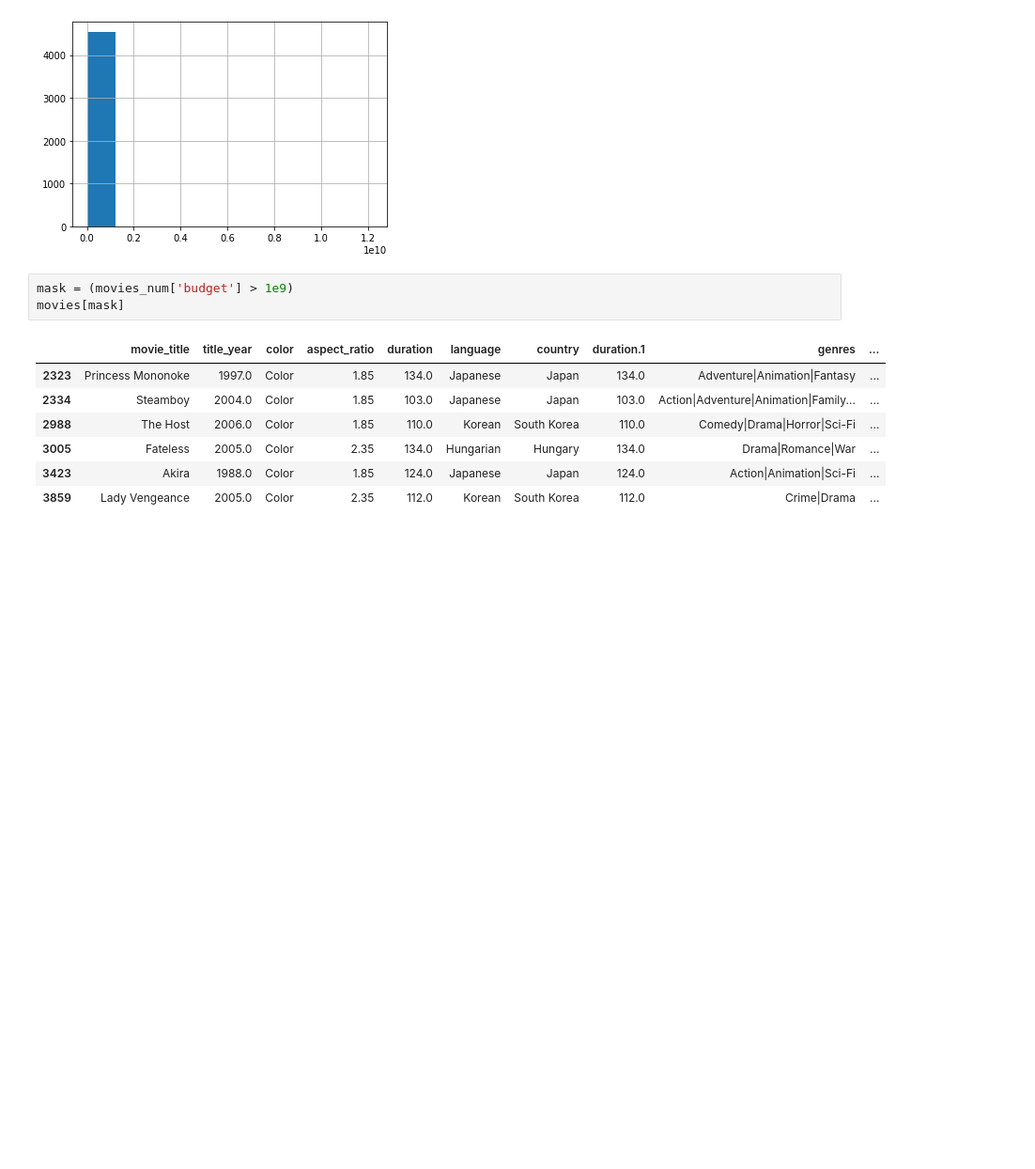
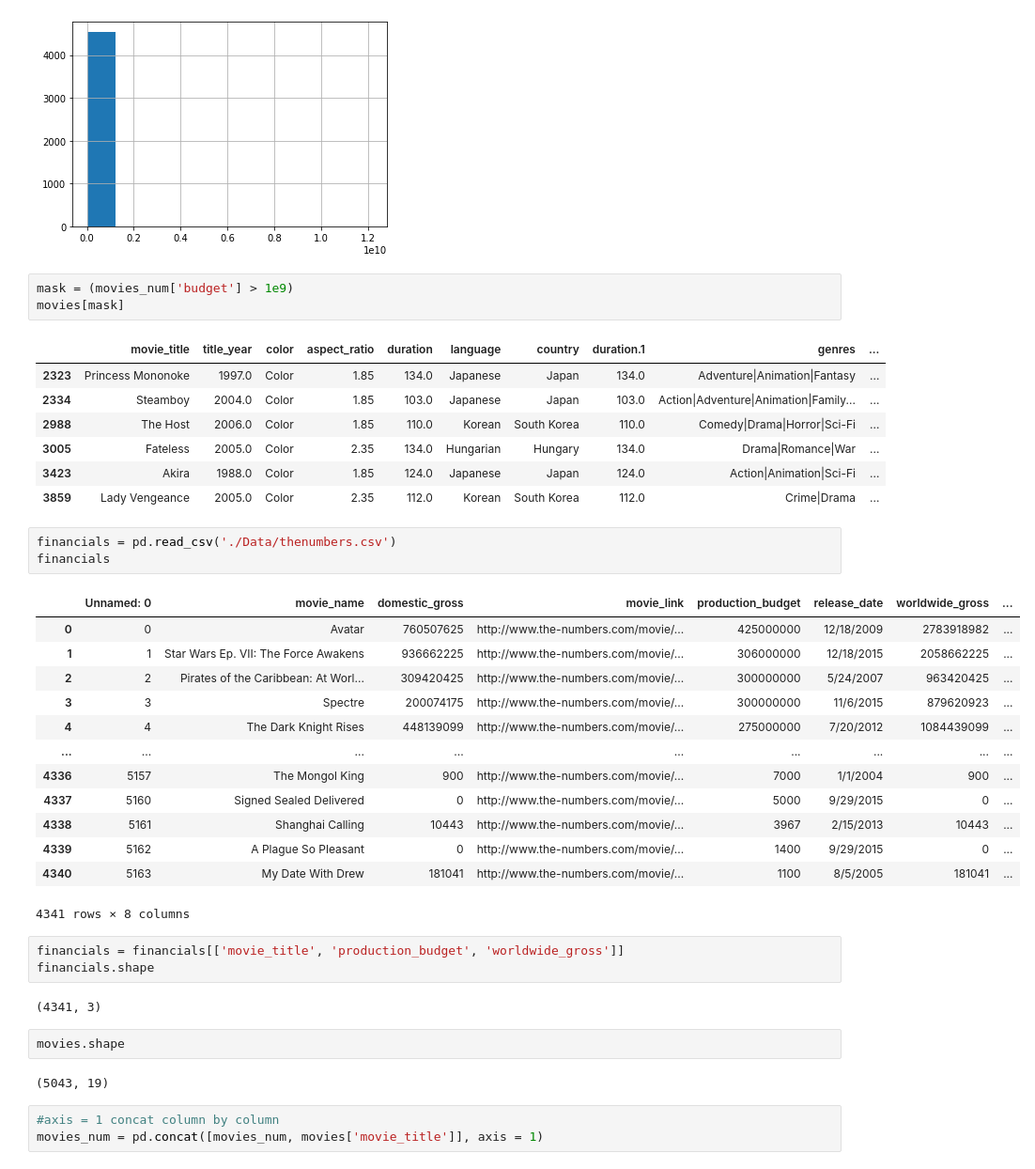
Before and after one commit to Minombreesana/IMDB-project, a Jupyter notebook: IMDB_project/IMDB_project.ipynb, the cells around one changed output. Shown at 94% size. Cells and saved outputs as stored; diff of their text form; blank space fills up the shorter version.

Commit message:
cleaning data by merging datasets

```diff
--- a/IMDB_project/IMDB_project.ipynb
+++ b/IMDB_project/IMDB_project.ipynb
@@ -142,3 +142,32 @@ movies[mask]
 | 3005 | Fateless | 2005.0 | Color | 2.35 | 134.0 | Hungarian | Hungary | 134.0 | Drama|Romance|War | ... |
 | 3423 | Akira | 1988.0 | Color | 1.85 | 124.0 | Japanese | Japan | 124.0 | Action|Animation|Sci-Fi | ... |
 | 3859 | Lady Vengeance | 2005.0 | Color | 2.35 | 112.0 | Korean | South Korea | 112.0 | Crime|Drama | ... |
+# %%
+financials = pd.read_csv('./Data/thenumbers.csv')
+financials
+# %% [output]
+|  | Unnamed: 0 | movie_name | domestic_gross | movie_link | production_budget | release_date | worldwide_gross | ... |
+| 0 | 0 | Avatar | 760507625 | http://www.the-numbers.com/movie/... | 425000000 | 12/18/2009 | 2783918982 | ... |
+| 1 | 1 | Star Wars Ep. VII: The Force Awakens | 936662225 | http://www.the-numbers.com/movie/... | 306000000 | 12/18/2015 | 2058662225 | ... |
+| 2 | 2 | Pirates of the Caribbean: At Worl... | 309420425 | http://www.the-numbers.com/movie/... | 300000000 | 5/24/2007 | 963420425 | ... |
+| 3 | 3 | Spectre | 200074175 | http://www.the-numbers.com/movie/... | 300000000 | 11/6/2015 | 879620923 | ... |
+| 4 | 4 | The Dark Knight Rises | 448139099 | http://www.the-numbers.com/movie/... | 275000000 | 7/20/2012 | 1084439099 | ... |
+| ... | ... | ... | ... | ... | ... | ... | ... | ... |
+| 4336 | 5157 | The Mongol King | 900 | http://www.the-numbers.com/movie/... | 7000 | 1/1/2004 | 900 | ... |
+| 4337 | 5160 | Signed Sealed Delivered | 0 | http://www.the-numbers.com/movie/... | 5000 | 9/29/2015 | 0 | ... |
+| 4338 | 5161 | Shanghai Calling | 10443 | http://www.the-numbers.com/movie/... | 3967 | 2/15/2013 | 10443 | ... |
+| 4339 | 5162 | A Plague So Pleasant | 0 | http://www.the-numbers.com/movie/... | 1400 | 9/29/2015 | 0 | ... |
+| 4340 | 5163 | My Date With Drew | 181041 | http://www.the-numbers.com/movie/... | 1100 | 8/5/2005 | 181041 | ... |
+4341 rows × 8 columns
+# %%
+financials = financials[['movie_title', 'production_budget', 'worldwide_gross']]
+financials.shape
+# %% [output]
+(4341, 3)
+# %%
+movies.shape
+# %% [output]
+(5043, 19)
+# %%
+#axis = 1 concat column by column
+movies_num = pd.concat([movies_num, movies['movie_title']], axis = 1)
```
Also changed, not shown: parts of 5 cells of this notebook.
